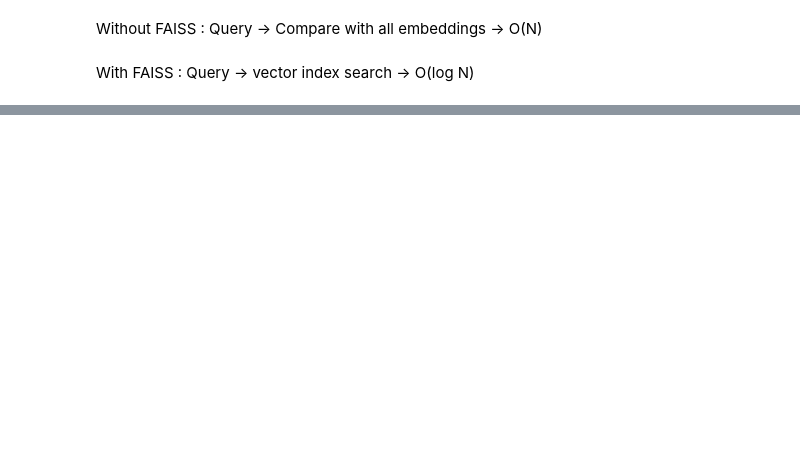
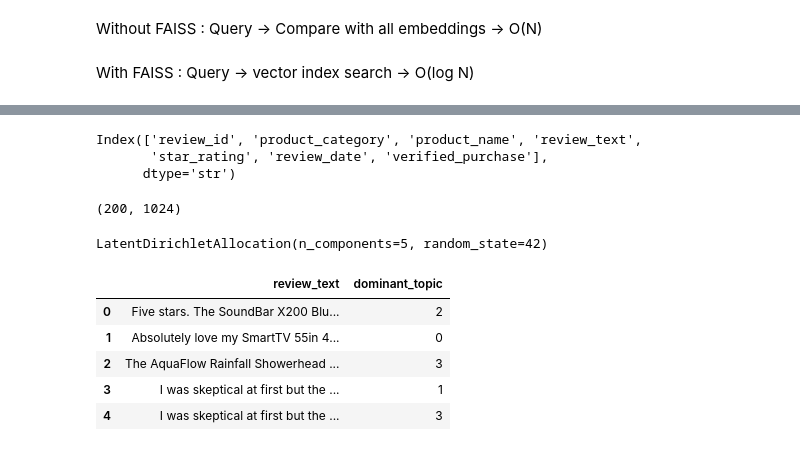
Before and after one commit to CodeByKiran/LLM_engineering, a Jupyter notebook: notebooks/llm_embeddings_vector_search.ipynb, the cells around one changed output, grey strips where cells are left out. Cells and saved outputs as stored; diff of their text form; code cells hidden in the pictures; blank space fills up the shorter version.

```diff
--- a/notebooks/llm_embeddings_vector_search.ipynb
+++ b/notebooks/llm_embeddings_vector_search.ipynb
@@ -182,0 +197,34 @@ With FAISS :   Query  -> vector index search -> O(log N)
+# %%
+embeddings = np.load("../data/processed/review_embeddings.npy")
+
+df_sample = pd.read_csv("../data/processed/sample_with_ids.csv")
+df_sample.columns
+# %% [output]
+Index(['review_id', 'product_category', 'product_name', 'review_text',
+       'star_rating', 'review_date', 'verified_purchase'],
+      dtype='str')
+# %%
+embeddings.shape
+# %% [output]
+(200, 1024)
+# %%
+from sklearn.decomposition import LatentDirichletAllocation
+from sklearn.feature_extraction.text import TfidfVectorizer
+
+vectorizer = TfidfVectorizer(
+    max_features=3000,
+    stop_words="english"
+)
+
+tfidf_matrix = vectorizer.fit_transform(df_sample["review_text"])
+
+tfidf_matrix = vectorizer.transform(df_sample["review_text"])
+# %%
+lda_model = LatentDirichletAllocation(
+    n_components=5,
+    random_state=42
+)
+
+lda_model.fit(tfidf_matrix)
+# %% [output]
+LatentDirichletAllocation(n_components=5, random_state=42)
@@ -182,0 +235,9 @@ With FAISS :   Query  -> vector index search -> O(log N)
+# %%
+df_sample[["review_text","dominant_topic"]].head()
+# %% [output]
+|  | review_text | dominant_topic |
+| 0 | Five stars. The SoundBar X200 Blu... | 2 |
+| 1 | Absolutely love my SmartTV 55in 4... | 0 |
+| 2 | The AquaFlow Rainfall Showerhead ... | 3 |
+| 3 | I was skeptical at first but the ... | 1 |
+| 4 | I was skeptical at first but the ... | 3 |
```
Also changed, not shown: parts of 8 cells of this notebook, 5 other files.
